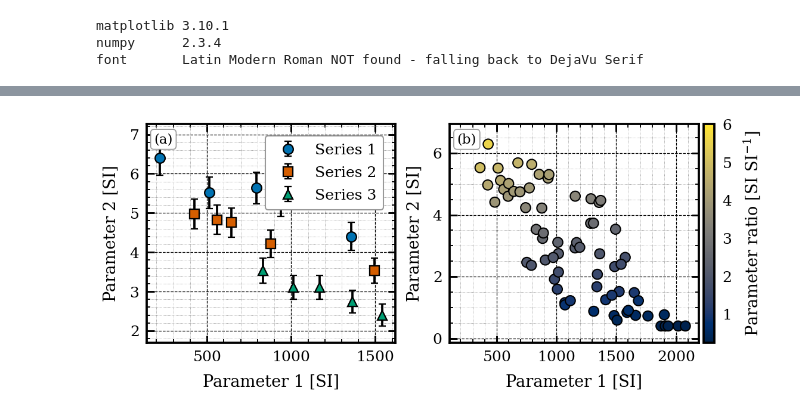
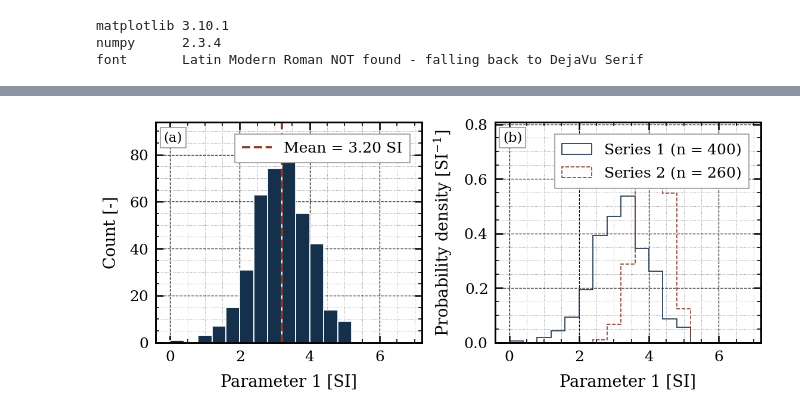
Before and after one commit to gfidelisp/HP-DAC, a Jupyter notebook: utils/Plots/hpdac_plot_standard.ipynb, the cells around one changed output, grey strips where cells are left out. Cells and saved outputs as stored; diff of their text form; code cells hidden in the pictures.

```diff
--- a/utils/Plots/hpdac_plot_standard.ipynb
+++ b/utils/Plots/hpdac_plot_standard.ipynb
@@ -315,34 +313,37 @@ which invent features that are not in the data.
 # %%
+sample_a = rng.normal(3.2, 0.8, 400)
+sample_b = rng.normal(4.1, 0.5, 260)
+
 fig, axes = plt.subplots(1, 2, figsize=(190 * MM, 80 * MM))
 
-# (a) uncertainty bars
-for label, (x, y) in list(data.items())[:3]:
-    axes[0].errorbar(x[::3], y[::3], yerr=0.18 + 0.04 * y[::3],
-                     ls="none", ecolor="black", label=label)
+# (a) one distribution: filled, with the mean marked
+edges = np.arange(0.0, 7.0, 0.4)
+axes[0].hist(sample_a, bins=edges, color=COLORS[0])
+axes[0].axvline(sample_a.mean(), color=COLORS[2], linestyle="--", lw=1.8,
+                marker="none", label=f"Mean = {sample_a.mean():.2f} SI")
 axes[0].set_xlabel("Parameter 1 [SI]")
-axes[0].set_ylabel("Parameter 2 [SI]")
+axes[0].set_ylabel("Count [-]")
 axes[0].legend(loc="upper right")
 
-# (b) continuous third variable on a colour bar
-allx = np.concatenate([v[0] for v in data.values()])
-ally = np.concatenate([v[1] for v in data.values()])
-ratio = ally / (1 + 3e-4 * allx)
-
-sc = axes[1].scatter(allx, ally, c=ratio, cmap="cividis", s=64, zorder=3)
-fig.colorbar(sc, ax=axes[1], pad=0.02).set_label(
-    r"Parameter ratio [SI SI$^{-1}$]")
+# (b) two distributions: outlines, density because the samples differ in size
+axes[1].hist(sample_a, bins=edges, density=True, histtype="step", lw=1.8,
+             color=COLORS[0], label=f"Series 1 ($n$ = {sample_a.size})")
+axes[1].hist(sample_b, bins=edges, density=True, histtype="step", lw=1.8,
+             color=COLORS[2], linestyle="--",
+             label=f"Series 2 ($n$ = {sample_b.size})")
 axes[1].set_xlabel("Parameter 1 [SI]")
-axes[1].set_ylabel("Parameter 2 [SI]")
+axes[1].set_ylabel("Probability density [SI$^{-1}$]")
+axes[1].legend(loc="upper right")
 
 for ax, tag in zip(axes, ["(a)", "(b)"]):
     ax.grid(True, which="minor", linestyle=":", linewidth=0.4, color="gray")
     ax.grid(True, which="major", linestyle="--", linewidth=0.6, color="black")
     ax.text(0.03, 0.96, tag, transform=ax.transAxes, va="top", ha="left",
-            bbox=dict(boxstyle="round,pad=0.25", facecolor="white",
+            bbox=dict(boxstyle="square,pad=0.25", facecolor="white",
                       edgecolor="0.6", linewidth=0.8))
 
-fig.savefig("figures/two_panels.pdf", bbox_inches="tight")
-fig.savefig("figures/two_panels.png", dpi=600, bbox_inches="tight")
+fig.savefig("figures/standard_histogram.pdf", bbox_inches="tight")
+fig.savefig("figures/standard_histogram.png", dpi=600, bbox_inches="tight")
 plt.show()
 # %% [output]
-[figure, old version]
+[figure, new version]
```
Also changed, not shown: parts of 15 cells of this notebook, 9 other files.
